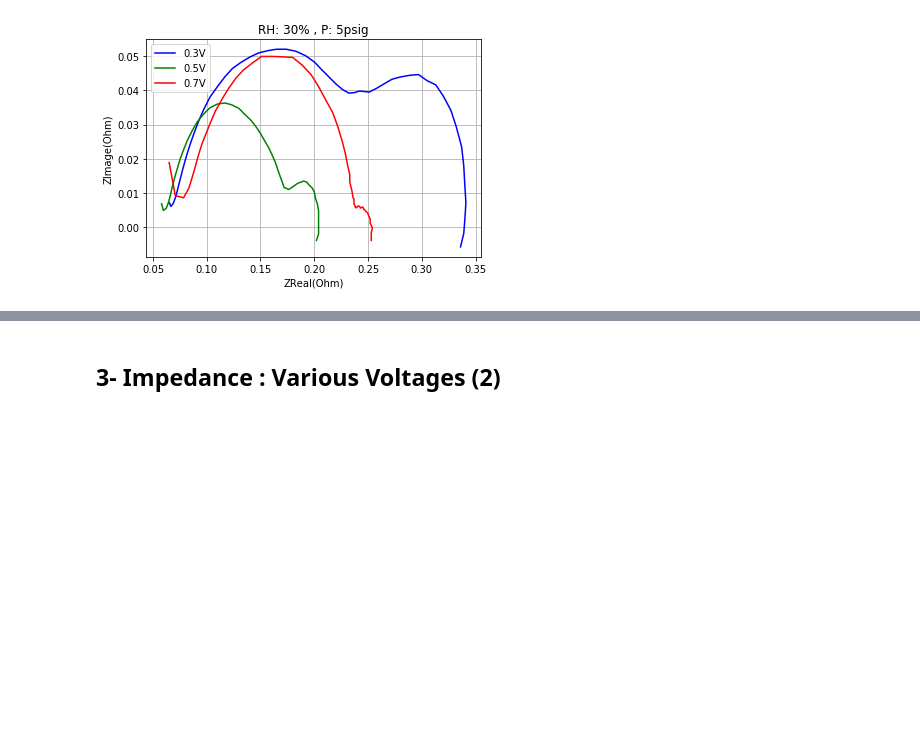
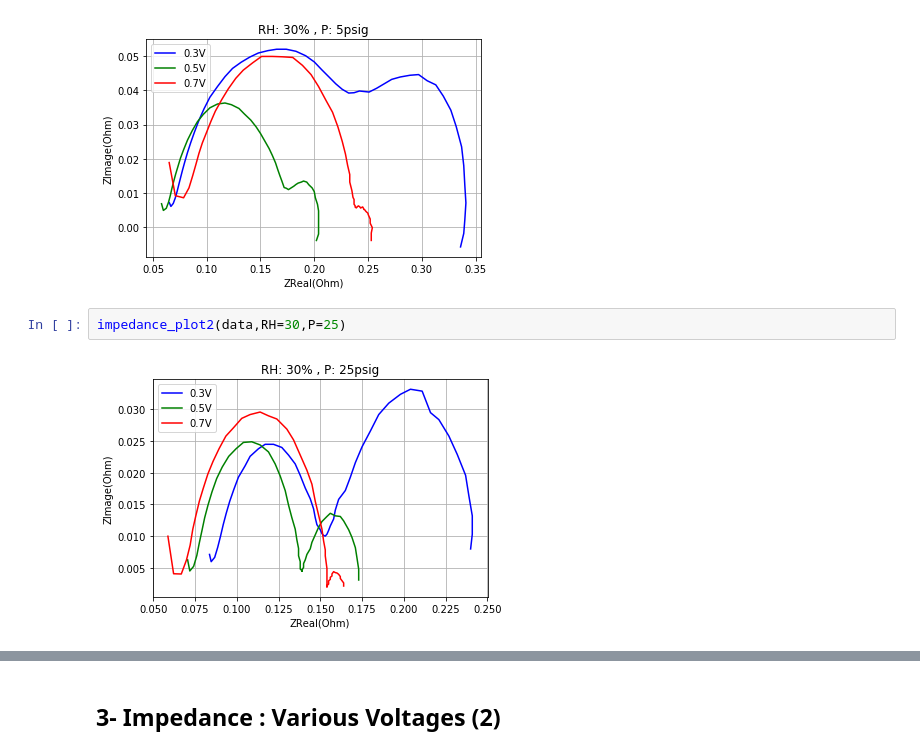
Before and after one commit to ECSIM/pem-dataset1, a Jupyter notebook: Notebooks/Activation Test MEA Constant Current 0.25A.ipynb, the cells around one changed output, grey strips where cells are left out. Saved outputs shown, nothing was run; the diff lists cells and outputs as text; blank space fills up the shorter version.

```diff
--- a/Notebooks/Activation Test MEA Constant Current 0.25A.ipynb
+++ b/Notebooks/Activation Test MEA Constant Current 0.25A.ipynb
@@ -27,3 +27,7 @@ data = load_data(os.path.join(path,"2.csv"))
 impedance_plot2(data,RH=30,P=5)
 # %% [output]
 [figure]
+# %%
+impedance_plot2(data,RH=30,P=25)
+# %% [output]
+[figure, added]
```
Also changed, not shown: parts of 5 cells of this notebook, 1 other file.
